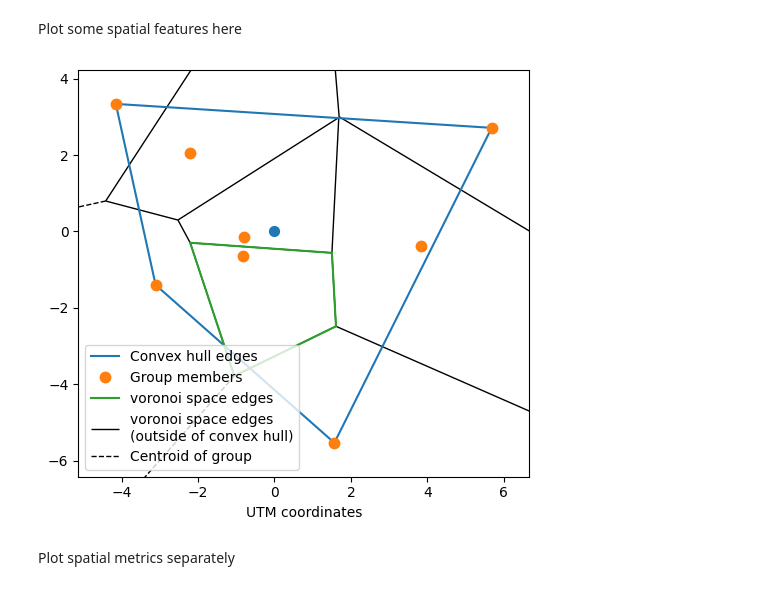
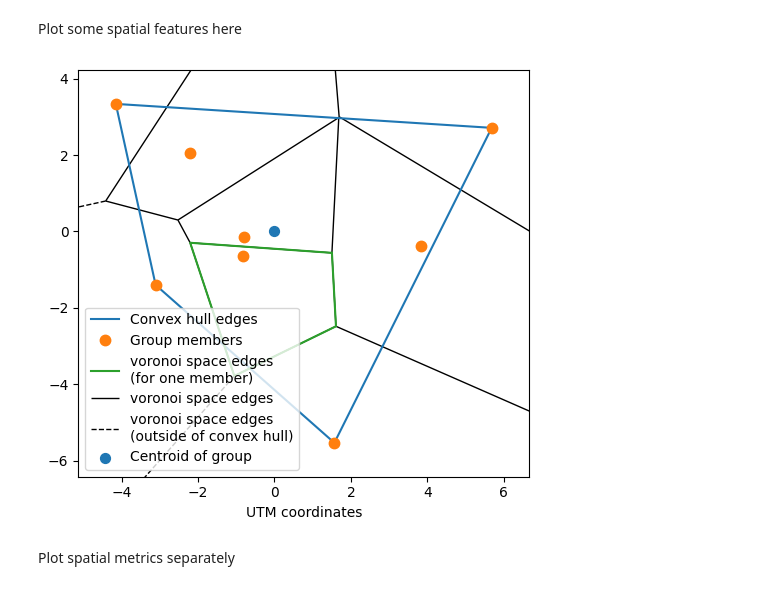
Before and after one commit to Tufts-University/FLOCK, a Jupyter notebook: Tutorials/Spatial-Metrics.ipynb, the cells around one changed output. Drawn from its saved outputs; the diff is of its cells as text; code cells hidden in the pictures.

```diff
--- a/Tutorials/Spatial-Metrics.ipynb
+++ b/Tutorials/Spatial-Metrics.ipynb
@@ -82,28 +82,28 @@ color_dictionary = dict(zip(names, sns.color_palette(as_cmap=True)[:len(names)])
 # %%
 
 x,y = mask.exterior.xy
 plt.plot(x,y)
 
 fig = voronoi_plot_2d(vor, ax=plt.gca(), point_size=15, show_vertices=False, c = [color_dictionary[n] for n in names])
 
 # fig = voronoi_plot_2d(vor, ax=plt.gca(), point_size=0, show_vertices=False, c = [color_dictionary[n] for n in names])
 
 # plt.scatter([p[0] for p in points], [p[1] for p in points], c = [color_dictionary[n] for n in names], s=100)
 
 # plt.gca().set_ylabel('UTM y')
 plt.gca().set_xlabel('UTM coordinates')
 
 plt.scatter(x=0, y=0, s=50)
 
 x,y = Polygon(vertices[regions[4]]).exterior.xy
 plt.plot(x,y, fillstyle='full')
 
-plt.legend(['Convex hull edges', 'Group members', 'voronoi space edges', 'voronoi space edges\n(outside of convex hull)', 'Centroid of group'], loc='lower left')
+plt.legend(['Convex hull edges', 'Group members', 'voronoi space edges\n(for one member)', 'voronoi space edges', 'voronoi space edges\n(outside of convex hull)', 'Centroid of group'], loc='lower left')
 
 plt.tight_layout()
 plt.gca().set_aspect(1)
 # %% [output]
-[figure, old version]
+[figure, new version]
 # %% [markdown]
 Plot spatial metrics separately
 # %%
```
Also changed, not shown: 6 other files.
